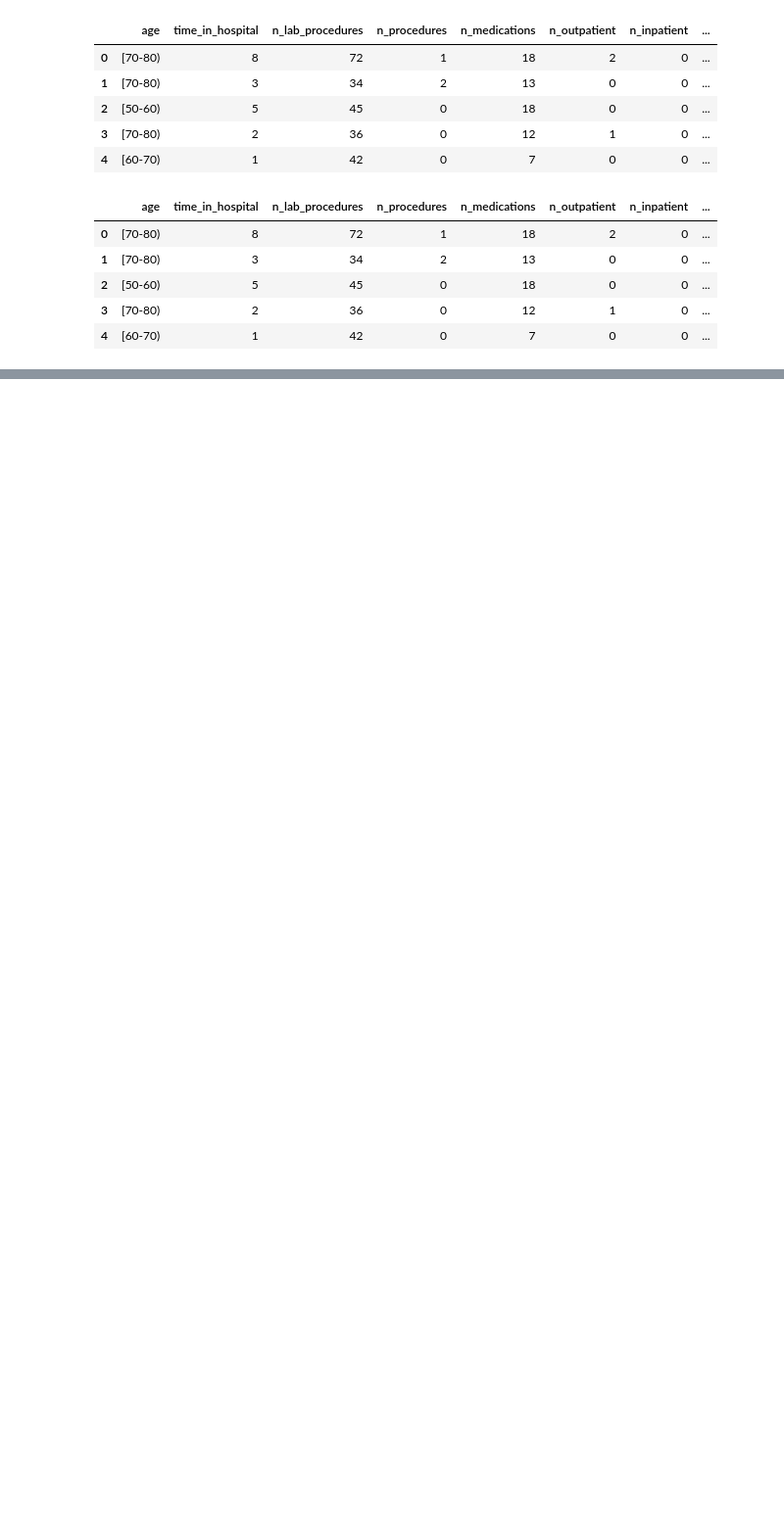
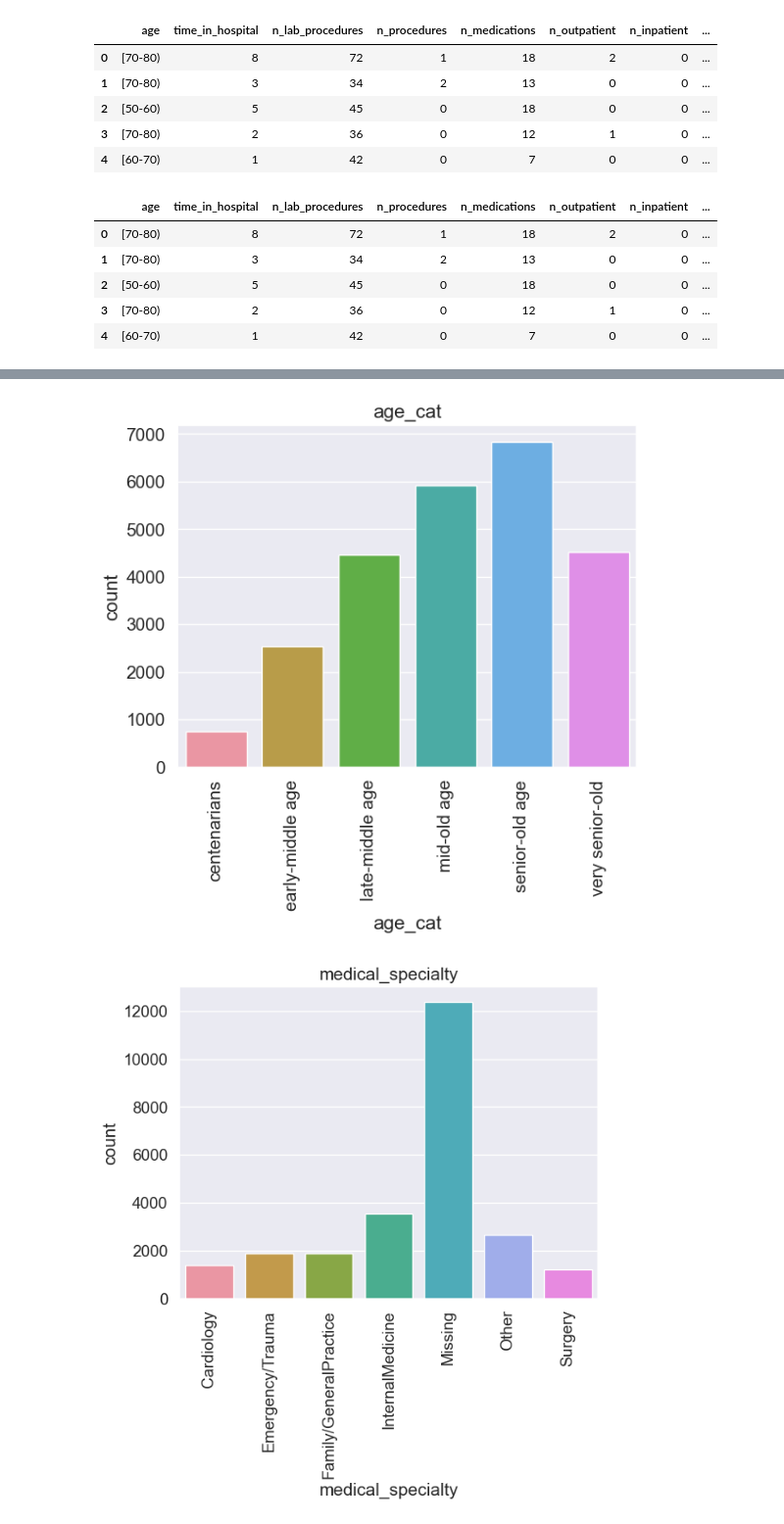
Before and after one commit to krithikadh/CTS_Hackathon, a Jupyter notebook: random_forest.ipynb, the cells around one changed output, grey strips where cells are left out. Shown at 98% size. Cells and saved outputs as stored; diff of their text form; code cells hidden in the pictures; blank space fills up the shorter version.

```diff
--- a/random_forest.ipynb
+++ b/random_forest.ipynb
@@ -24,8 +15,8 @@ df.head()
 | 3 | [70-80) | 2 | 36 | 0 | 12 | 1 | 0 | ... |
 | 4 | [60-70) | 1 | 42 | 0 | 7 | 0 | 0 | ... |
 # %%
-df = pd.read_csv("data\hospital_readmissions.csv")
-df.head()
+hsp_df = pd.read_csv("data\hospital_readmissions.csv")
+hsp_df.head()
 # %% [output]
 |  | age | time_in_hospital | n_lab_procedures | n_procedures | n_medications | n_outpatient | n_inpatient | ... |
 | 0 | [70-80) | 8 | 72 | 1 | 18 | 2 | 0 | ... |
@@ -78,4 +97,13 @@ X_train, X_test, y_train, y_test = train_test_split(
 # %%
-model = RandomForestClassifier(n_estimators=100, random_state=42)
-model.fit(X_train, y_train)
+#drop age column
+hsp_df.drop('age', axis=1, inplace=True)
+
+#changing data type to the correct data type
+# Columns to be converted to categorical datatype
+cols_to_convert = ['medical_specialty', 'primary_diagnosis', 'sec_diagnosis', 'additional_sec_diag', 'glucose_test', 'HbA1ctest', 'med_change', 'diabetes_med', 'readmitted']
+
+# Convert columns to categorical datatype
+hsp_df[cols_to_convert] = hsp_df[cols_to_convert].astype('category')
+#checking data type
+hsp_df.dtypes
 # %% [output]
@@ -89,0 +133,7 @@ Accuracy: 0.605
+# %%
+#viewing the unique values of each column to check for inconsistent data
+cols = hsp_df.columns
+
+for c in cols:
+    print(c)
+    print('\n',hsp_df[c].unique())
@@ -89,0 +180,21 @@ Accuracy: 0.605
+# %%
+#visualize the information above for easy understanding
+#value counting the categorical columns
+
+columns = ['age_cat','medical_specialty','primary_diagnosis',
+           'sec_diagnosis','additional_sec_diag','glucose_test','HbA1ctest','med_change','diabetes_med','readmitted']
+
+sns.set(style='darkgrid',font_scale=1.25)
+sns.set_palette('husl',3)
+
+def plot_cat_count():
+    for c in columns:
+        sns.countplot(x=c, data=hsp_df)
+        plt.title(c)
+        plt.xticks(rotation=90)
+        plt.show()
+
+plot_cat_count()
+# %% [output]
+[figure, added]
+[figure, added]
```
Also changed, not shown: parts of 12 cells of this notebook, 2 other files.
